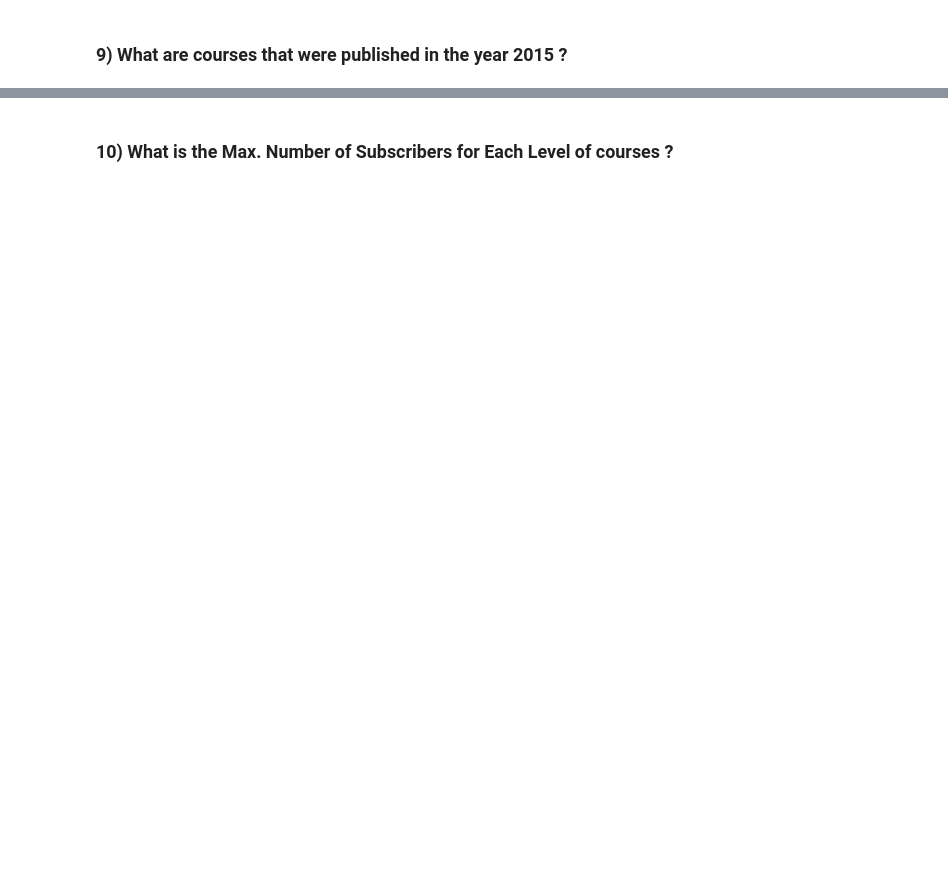
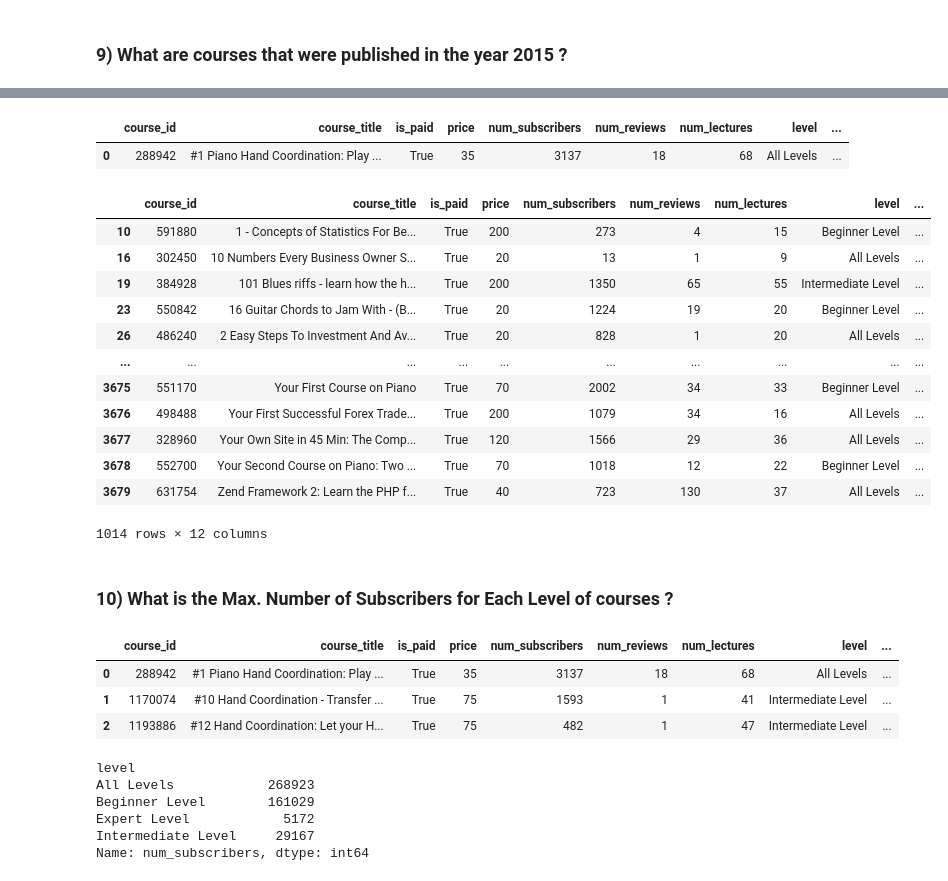
Before and after one commit to pravatn01/Udemy-Course-EDA, a Jupyter notebook: udemy_eda.ipynb, the cells around one changed output, grey strips where cells are left out. Drawn from its saved outputs; the diff is of its cells as text; code cells hidden in the pictures; blank space fills up the shorter version.

```diff
--- a/udemy_eda.ipynb
+++ b/udemy_eda.ipynb
@@ -30,2 +219,44 @@ df = pd.read_csv(r'D:\EDA\Udemy-Course-EDA\udemy.csv.csv')
+# %%
+df.head(1)
+# %% [output]
+|  | course_id | course_title | is_paid | price | num_subscribers | num_reviews | num_lectures | level | ... |
+| 0 | 288942 | #1 Piano Hand Coordination: Play ... | True | 35 | 3137 | 18 | 68 | All Levels | ... |
+# %%
+# df[df.published_timestamp.str.contains('2015')]
+df['published_timestamp'] = pd.to_datetime(df['published_timestamp'])
+# %%
+df['Year'] = df['published_timestamp'].dt.year
+# %%
+df[df.Year == 2015]
+# %% [output]
+|  | course_id | course_title | is_paid | price | num_subscribers | num_reviews | num_lectures | level | ... |
+| 10 | 591880 | 1 - Concepts of Statistics For Be... | True | 200 | 273 | 4 | 15 | Beginner Level | ... |
+| 16 | 302450 | 10 Numbers Every Business Owner S... | True | 20 | 13 | 1 | 9 | All Levels | ... |
+| 19 | 384928 | 101 Blues riffs - learn how the h... | True | 200 | 1350 | 65 | 55 | Intermediate Level | ... |
+| 23 | 550842 | 16 Guitar Chords to Jam With - (B... | True | 20 | 1224 | 19 | 20 | Beginner Level | ... |
+| 26 | 486240 | 2 Easy Steps To Investment And Av... | True | 20 | 828 | 1 | 20 | All Levels | ... |
+| ... | ... | ... | ... | ... | ... | ... | ... | ... | ... |
+| 3675 | 551170 | Your First Course on Piano | True | 70 | 2002 | 34 | 33 | Beginner Level | ... |
+| 3676 | 498488 | Your First Successful Forex Trade... | True | 200 | 1079 | 34 | 16 | All Levels | ... |
+| 3677 | 328960 | Your Own Site in 45 Min: The Comp... | True | 120 | 1566 | 29 | 36 | All Levels | ... |
+| 3678 | 552700 | Your Second Course on Piano: Two ... | True | 70 | 1018 | 12 | 22 | Beginner Level | ... |
+| 3679 | 631754 | Zend Framework 2: Learn the PHP f... | True | 40 | 723 | 130 | 37 | All Levels | ... |
+1014 rows × 12 columns
 # %% [markdown]
 ### 10) What is the Max. Number of Subscribers for Each Level of courses ?
+# %%
+df.head(3)
+# %% [output]
+|  | course_id | course_title | is_paid | price | num_subscribers | num_reviews | num_lectures | level | ... |
+| 0 | 288942 | #1 Piano Hand Coordination: Play ... | True | 35 | 3137 | 18 | 68 | All Levels | ... |
+| 1 | 1170074 | #10 Hand Coordination - Transfer ... | True | 75 | 1593 | 1 | 41 | Intermediate Level | ... |
+| 2 | 1193886 | #12 Hand Coordination: Let your H... | True | 75 | 482 | 1 | 47 | Intermediate Level | ... |
+# %%
+df.groupby('level')['num_subscribers'].max()
+# %% [output]
+level
+All Levels            268923
+Beginner Level        161029
+Expert Level            5172
+Intermediate Level     29167
+Name: num_subscribers, dtype: int64
```
Also changed, not shown: parts of 15 cells of this notebook.
